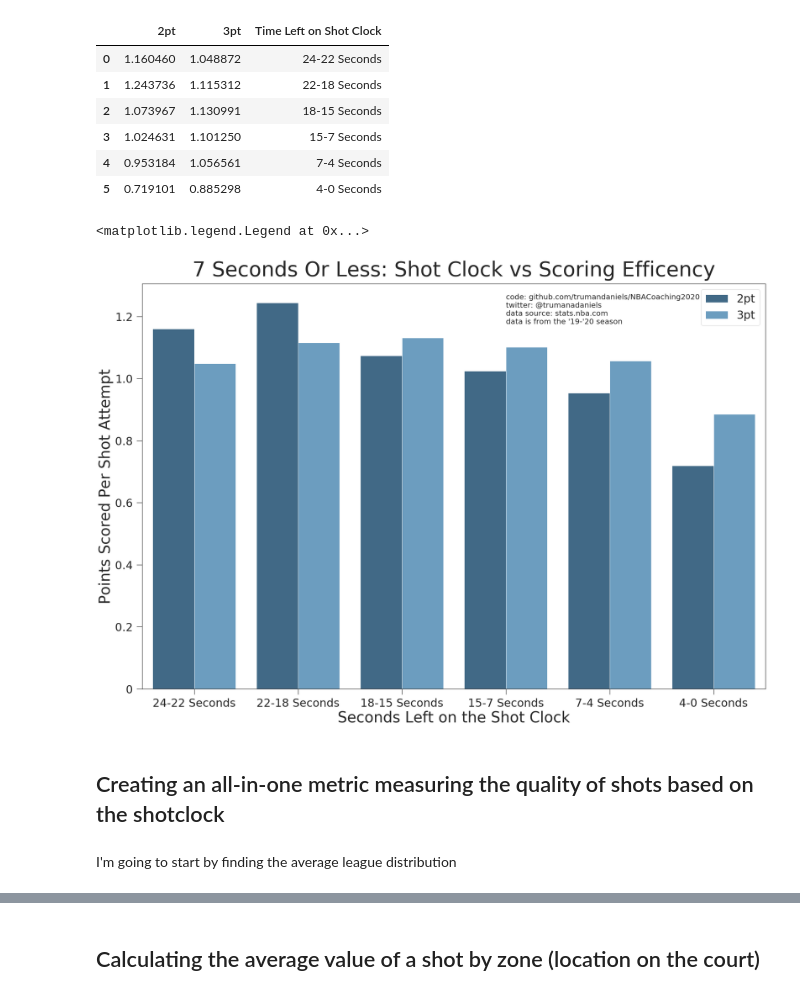
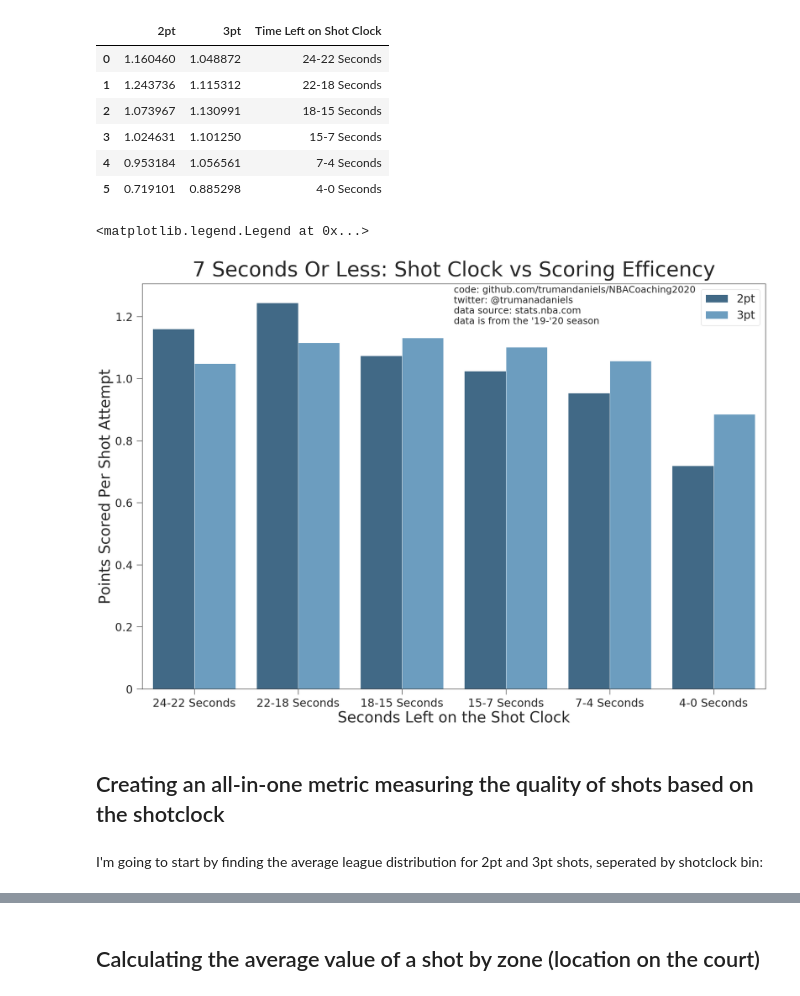
Before and after one commit to trumandaniels/NBACoaching2020, a Jupyter notebook: analysis.ipynb, the cells around one changed output, grey strips where cells are left out. Saved outputs shown, nothing was run; the diff lists cells and outputs as text; code cells hidden in the pictures.

```diff
--- a/analysis.ipynb
+++ b/analysis.ipynb
@@ -180,11 +186,6 @@ shot3pt40_expectedvalue
 # %% [markdown]
 ## Creating a Shotclock Graph
 # %%
-df_shotclock = pd.DataFrame({"Between 24-22 Seconds on the Shot Clock": [shot2pt2422_expectedvalue, shot3pt2422_expectedvalue],
-             "Between 22-18 Seconds on the Shot Clock": [shot2pt2218_expectedvalue, shot3pt2218_expectedvalue],
-             "Shot Value": ["2pt","3pt"]},
-             )
-
 df_shotclock = pd.DataFrame({"2pt": [shot2pt2422_expectedvalue,
                                      shot2pt2218_expectedvalue,
                                      shot2pt1815_expectedvalue,
@@ -222,30 +223,30 @@ df_shotclock
 # %%
 shot_melted = pd.melt(df_shotclock, id_vars="Time Left on Shot Clock",\
                            var_name="Shot Type", value_name="Points Scored Per Shot Atttempt (Expected Value)")
 
 plt.subplots(figsize=(30,20))
 
 g = sns.barplot(x="Time Left on Shot Clock", y="Points Scored Per Shot Atttempt (Expected Value)", hue="Shot Type", palette="Blues_d", data=shot_melted)
 g.tick_params(axis='both', which='major', pad=10, size=15)
 
 g.set_xlabel('Seconds Left on the Shot Clock',fontsize=40)
 g.set_ylabel('Points Scored Per Shot Attempt',fontsize=40)
 
 g.set_yticklabels([0, 0.2, 0.4, 0.6, 0.8, 1.0, 1.2], size=30)
 g.set_xticklabels(g.get_xticklabels(), rotation=0, ha="center", fontsize=30)
 
 
 g.set_title("7 Seconds Or Less: Shot Clock vs Scoring Efficency", fontsize=55, pad=20)
-g.text(3, 1.177, "code: github.com/trumandaniels/NBACoaching2020\ntwitter: @trumanadaniels\ndata source: stats.nba.com\ndata is from the '19-'20 season", fontsize=20)
+g.text(2.5, 1.177, "code: github.com/trumandaniels/NBACoaching2020\ntwitter: @trumanadaniels\ndata source: stats.nba.com\ndata is from the '19-'20 season", fontsize=25)
 
 plt.legend(fontsize=30)
 # %% [output]
 <matplotlib.legend.Legend at 0x...>
-[figure, old version]
+[figure, new version]
 # %% [markdown]
 ## Creating an all-in-one metric measuring the quality of shots based on the shotclock
 # %% [markdown]
-I'm going to start by finding the average league distribution
+I'm going to start by finding the average league distribution for 2pt and 3pt shots, seperated by shotclock bin:
 # %%
 league2pt2422 = shot2422_19["2FGA"].sum()
 league2pt2218 = shot2218_19["2FGA"].sum()
```
Also changed, not shown: parts of 36 cells of this notebook.
